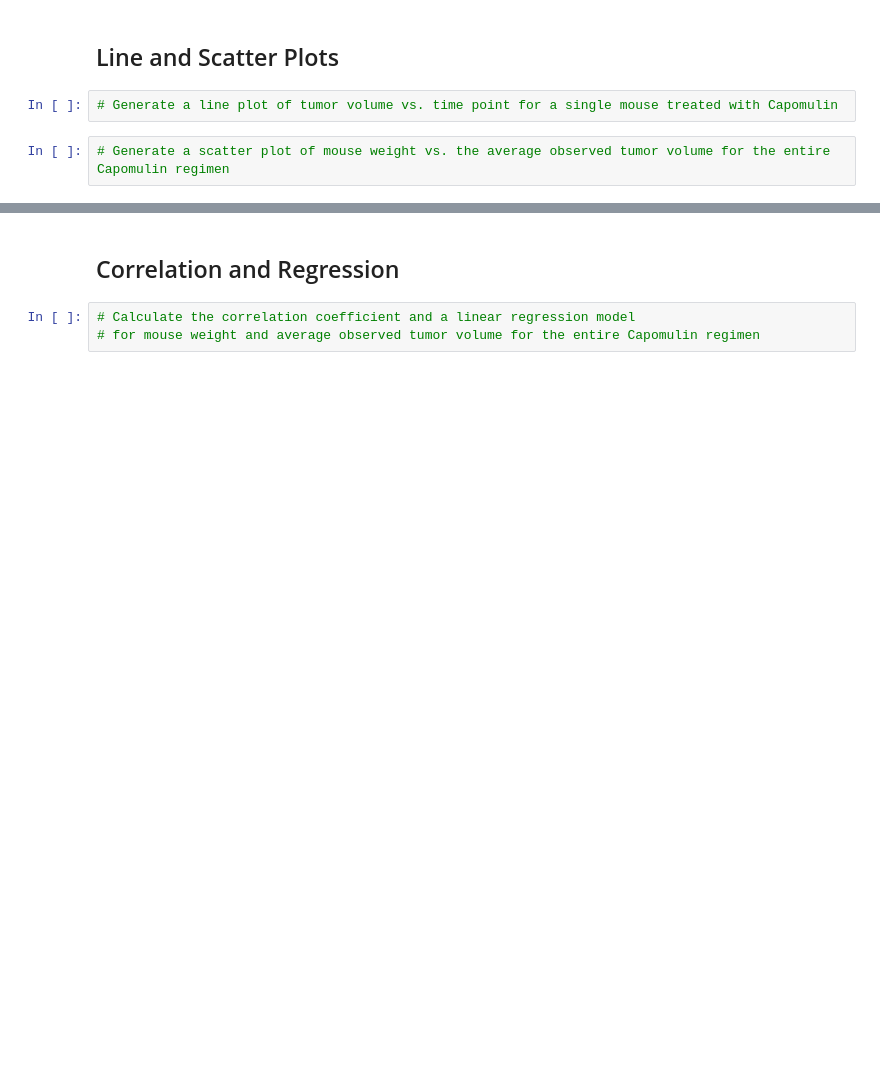
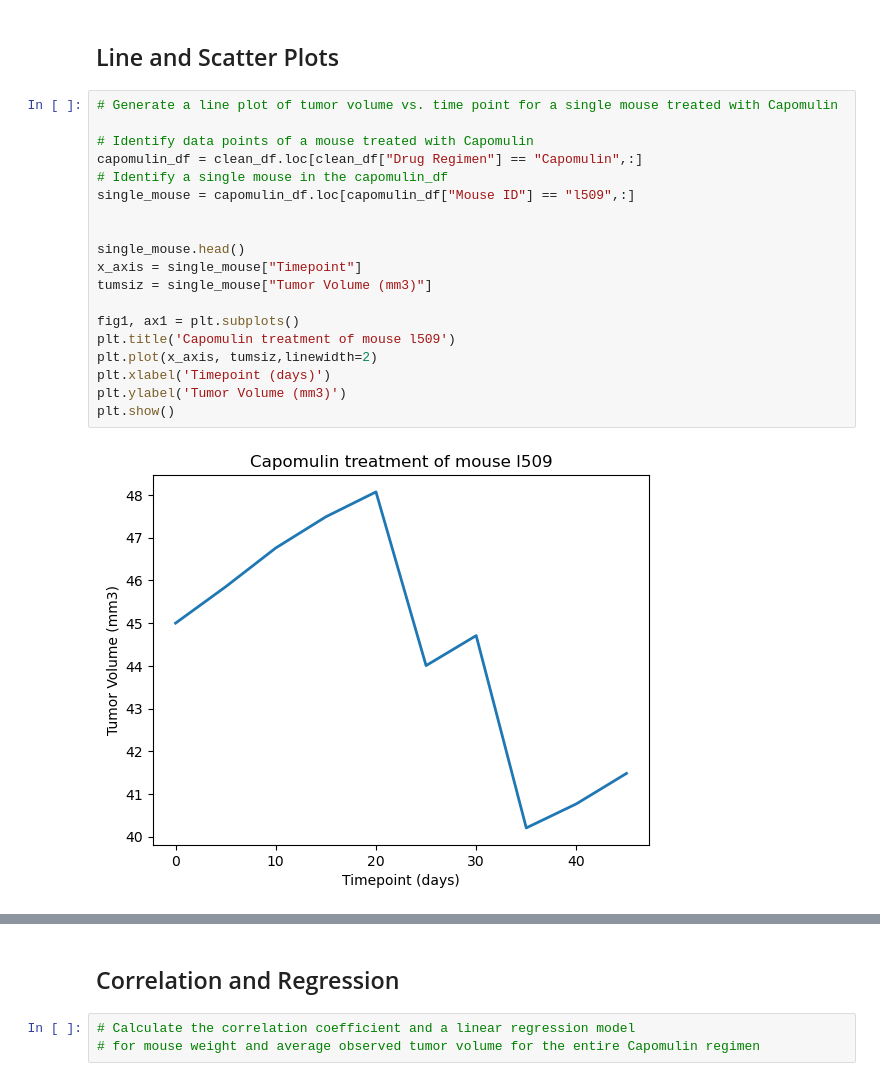
Before and after one commit to rachelschoen/Pymaceuticals, a Jupyter notebook: pymaceuticals_starter.ipynb, the cells around one changed output, grey strips where cells are left out. Cells and saved outputs as stored; diff of their text form; blank space fills up the shorter version.

```diff
--- a/pymaceuticals_starter.ipynb
+++ b/pymaceuticals_starter.ipynb
@@ -229,6 +291,23 @@ plt.show()
 # %% [markdown]
 ## Line and Scatter Plots
-# %%
-# Generate a line plot of tumor volume vs. time point for a single mouse treated with Capomulin
-# %%
-# Generate a scatter plot of mouse weight vs. the average observed tumor volume for the entire Capomulin regimen
+# %%
+# Generate a line plot of tumor volume vs. time point for a single mouse treated with Capomulin
+
+# Identify data points of a mouse treated with Capomulin
+capomulin_df = clean_df.loc[clean_df["Drug Regimen"] == "Capomulin",:]
+# Identify a single mouse in the capomulin_df
+single_mouse = capomulin_df.loc[capomulin_df["Mouse ID"] == "l509",:]
+
+
+single_mouse.head()
+x_axis = single_mouse["Timepoint"]
+tumsiz = single_mouse["Tumor Volume (mm3)"]
+
+fig1, ax1 = plt.subplots()
+plt.title('Capomulin treatment of mouse l509')
+plt.plot(x_axis, tumsiz,linewidth=2)
+plt.xlabel('Timepoint (days)')
+plt.ylabel('Tumor Volume (mm3)')
+plt.show()
+# %% [output]
+[figure, added]
```
Also changed, not shown: parts of 11 cells of this notebook.
